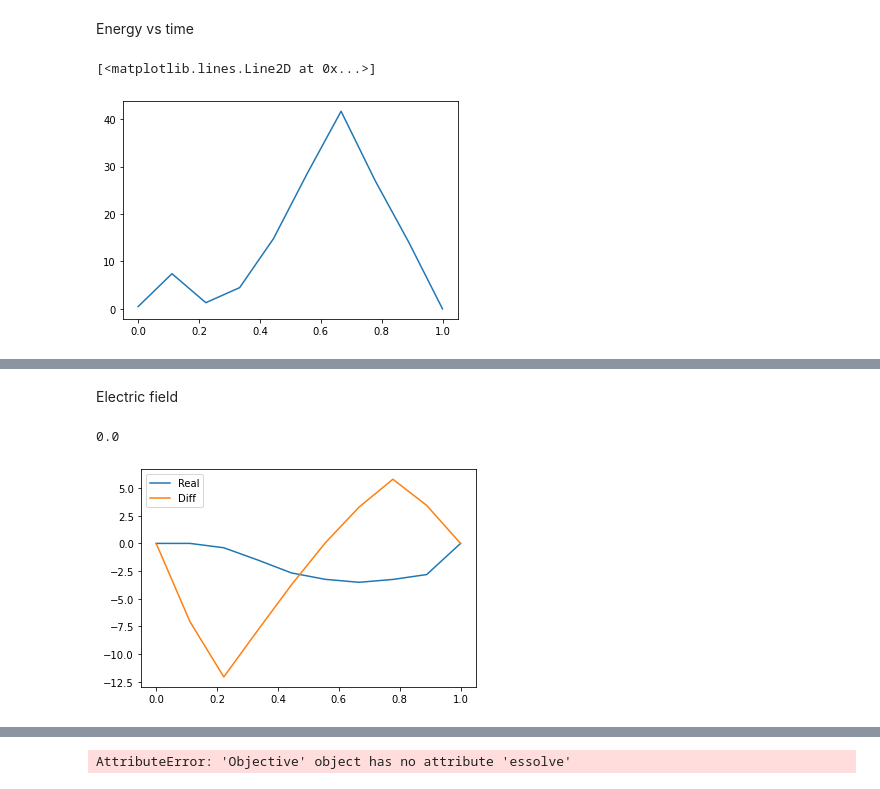
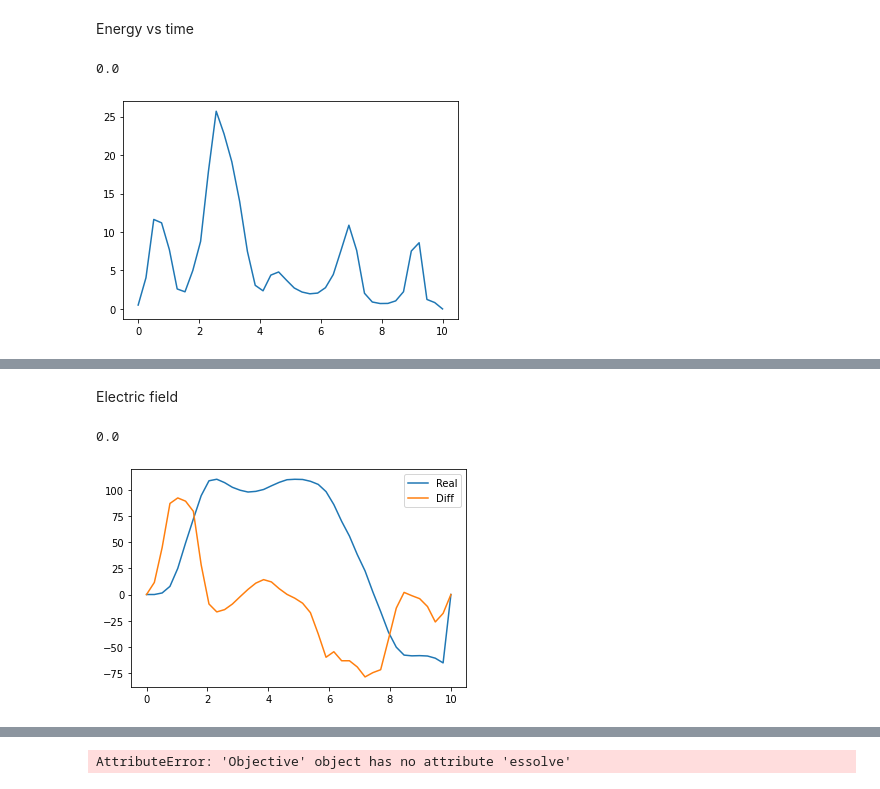
Before and after one commit to gsuarezr/krotov, a Jupyter notebook: Gaussian.ipynb, the cells around one changed output, grey strips where cells are left out. Cells and saved outputs as stored; diff of their text form; code cells hidden in the pictures.

```diff
--- a/Gaussian.ipynb
+++ b/Gaussian.ipynb
@@ -64,8 +64,8 @@ ampl0=0.1
 mu=0.05
 g=0.2*omega
 #ampl0=1
-T=1
-nt=10
+T=10
+nt=80
 tlist = np.linspace(0,T, nt)
 def hamiltonian(omega, ampl0, mu,g):
       """Two-level-system Hamiltonian
@@ -86,7 +86,7 @@ def hamiltonian(omega, ampl0, mu,g):
               t, t_start=0, t_stop=T, t_rise=0.005, func="blackman"
           )
 
-      return [HA, [H1, guess_control], [H2, guess_control]]
+      return [HA, [H2, guess_control], [H1, guess_control]]
 def S(t):
     """Shape function for the field update"""
     return krotov.shapes.flattop(
@@ -153,7 +153,7 @@ def plot_iterations(opt_result):
 
 H = hamiltonian(omega,ampl0,mu,g)
 pulse_options = {
-    H[1][1]: dict(lambda_a=0.001, update_shape=S),
+    H[1][1]: dict(lambda_a=0.1, update_shape=S),
 
 
 }
@@ -164,7 +164,7 @@ theta=np.pi/4
 objectives = [
     krotov.Objective(
         #initial_state=qutip.Qobj(np.array([1,0,0,0,0,1/2*np.cosh(2*r2),0,-1/2*np.sinh(2*r2)*np.cos(theta),-1/2*np.sinh(2*r2)*np.sin(theta),1/2*np.cosh(2*r2),-1/2*np.sinh(2*r2)*np.sin(theta),1/2*np.sinh(2*r2)*np.cos(theta),1/2*np.cosh(2*r2),0,1/2*np.cosh(2*r2)])), target=qutip.Qobj(qutip.Qobj(np.array([1,0,0,0,0,1/2*np.cosh(2*r),0,-1/2*np.sinh(2*r)*np.cos(theta),-1/2*np.sinh(2*r)*np.sin(theta),1/2*np.cosh(2*r),-1/2*np.sinh(2*r)*np.sin(theta),1/2*np.sinh(2*r)*np.cos(theta),1/2*np.cosh(2*r),0,1/2*np.cosh(2*r)]))), H=H
-        initial_state=qutip.Qobj(np.array([1,0,0,0,0,1/2,0,0,0,1/2,0,0,1/2,0,1/2])), target=qutip.Qobj(qutip.Qobj(np.array([1,np.sqrt(2), 0,np.sqrt(2),0,1/2,0,0,0,1/2,0,0,1/2,0,1/2]))), H=H
+        initial_state=qutip.Qobj(np.array([1,0,0,0,0,1/2,0,0,0,1/2,0,0,1/2,0,1/2])), target=qutip.Qobj(qutip.Qobj(np.array([1,np.sqrt(2), 0,np.sqrt(2),np.sqrt(2),1/2,0,0,0,1/2,0,0,1/2,0,1/2]))), H=H
       )
   ]
 
@@ -278,13 +288,15 @@ Energy vs time
 # %%
 psi0=qutip.Qobj(np.array([1,0,0,0,0,1/2,0,0,0,1/2,0,0,1/2,0,1/2]))
 psi=states(psi0,g,mu)
 Energy=np.zeros(nt)
 for i in range (0,np.shape(psi)[0]):
     Energy[i]=1/2*(np.real(psi[i][5])+(np.real(psi[i][1]))**2+np.real(psi[i][12])+(np.real(psi[i][3]))**2)
 plt.plot(opt_result.tlist,Energy)
+
+Energy[nt-1]
 # %% [output]
-[<matplotlib.lines.Line2D at 0x...>]
+0.0
-[figure, old version]
+[figure, new version]
 # %%
 for i in range (0,nt):
     print(psi[i][9]*psi[i][14])
@@ -320,7 +332,7 @@ plt.legend()
 print(Efield[nt-1])
 # %% [output]
 0.0
-[figure, old version]
+[figure, new version]
 # %%
 for i in range(0,15):
     print(opt_result.states[0][i]-states[nt-1][i])
```
Also changed, not shown: parts of 3 cells of this notebook, 5 other files.
